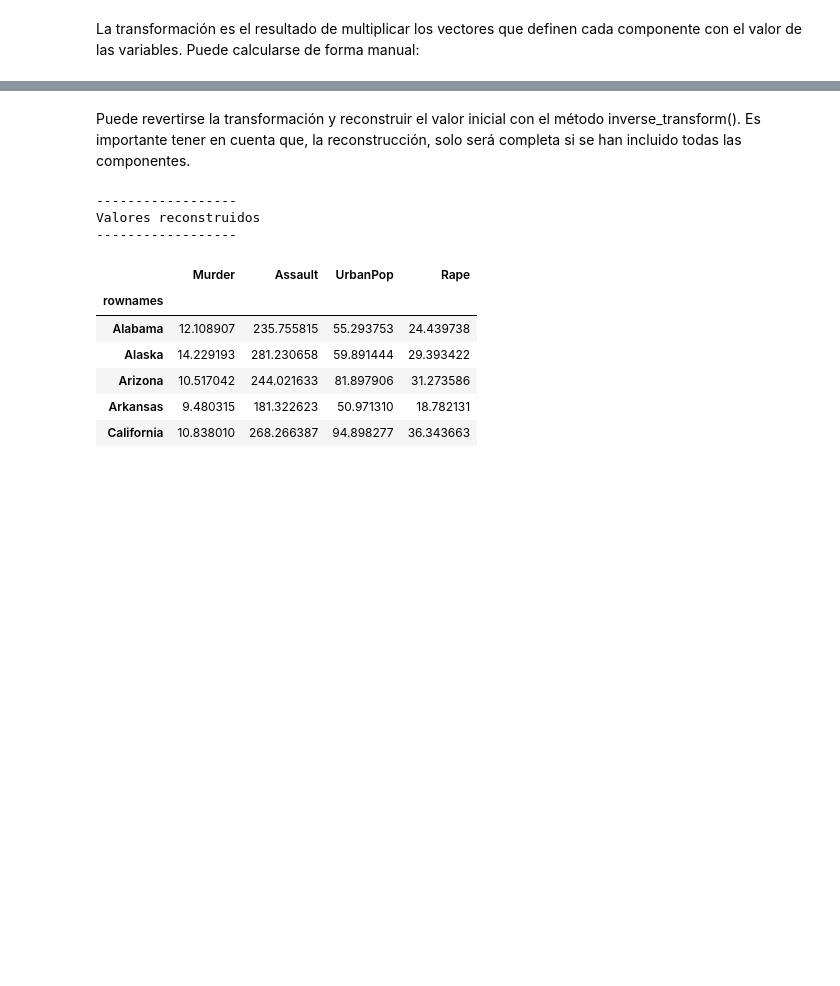
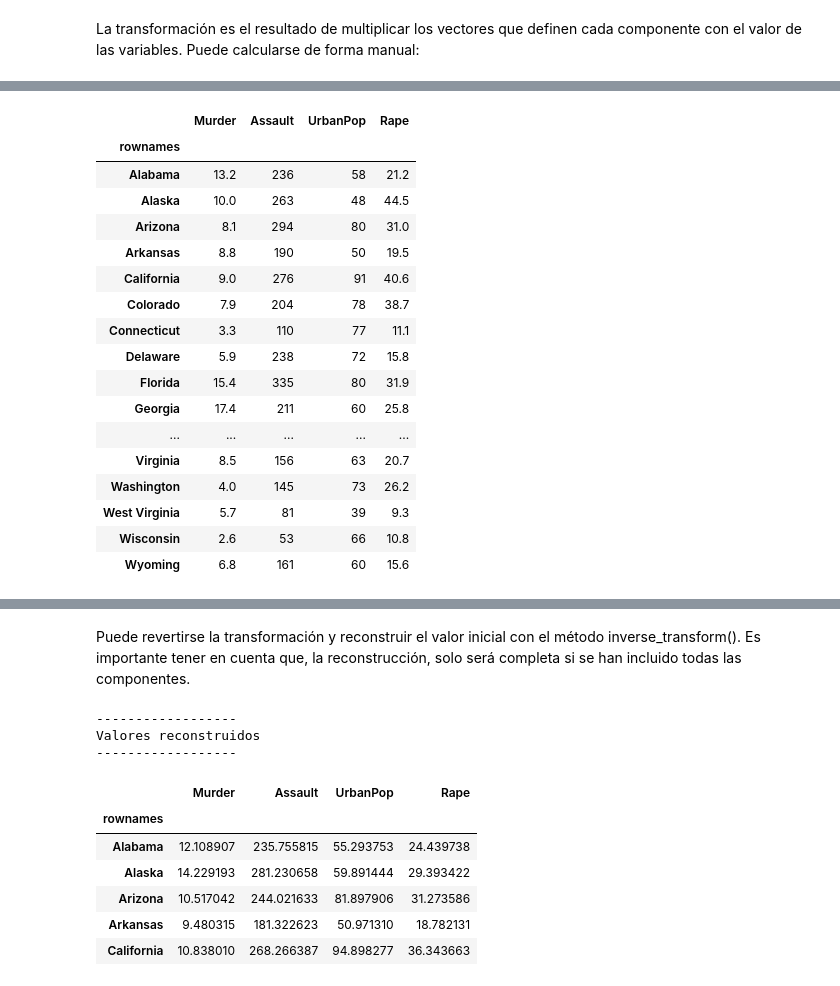
Before and after one commit to diego-dng/1025_DS_VITORIA, a Jupyter notebook: 3-Machine_Learning/2-No_Supervisado/2-PCA/Teoria/1_PCA_USArrest.ipynb, the cells around one changed output, grey strips where cells are left out. Drawn from its saved outputs; the diff is of its cells as text; code cells hidden in the pictures; blank space fills up the shorter version.

```diff
--- a/3-Machine_Learning/2-No_Supervisado/2-PCA/Teoria/1_PCA_USArrest.ipynb
+++ b/3-Machine_Learning/2-No_Supervisado/2-PCA/Teoria/1_PCA_USArrest.ipynb
@@ -270,0 +313,21 @@ proyecciones.head()
+# %%
+datos
+# %% [output]
+|  | Murder | Assault | UrbanPop | Rape |
+| rownames |  |  |  |  |
+| Alabama | 13.2 | 236 | 58 | 21.2 |
+| Alaska | 10.0 | 263 | 48 | 44.5 |
+| Arizona | 8.1 | 294 | 80 | 31.0 |
+| Arkansas | 8.8 | 190 | 50 | 19.5 |
+| California | 9.0 | 276 | 91 | 40.6 |
+| Colorado | 7.9 | 204 | 78 | 38.7 |
+| Connecticut | 3.3 | 110 | 77 | 11.1 |
+| Delaware | 5.9 | 238 | 72 | 15.8 |
+| Florida | 15.4 | 335 | 80 | 31.9 |
+| Georgia | 17.4 | 211 | 60 | 25.8 |
+| ... | ... | ... | ... | ... |
+| Virginia | 8.5 | 156 | 63 | 20.7 |
+| Washington | 4.0 | 145 | 73 | 26.2 |
+| West Virginia | 5.7 | 81 | 39 | 9.3 |
+| Wisconsin | 2.6 | 53 | 66 | 10.8 |
+| Wyoming | 6.8 | 161 | 60 | 15.6 |
```
Also changed, not shown: parts of 7 cells of this notebook, 4 other files.
